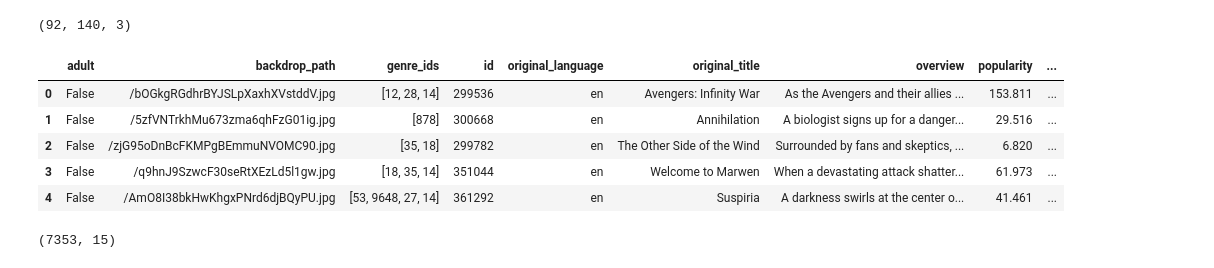
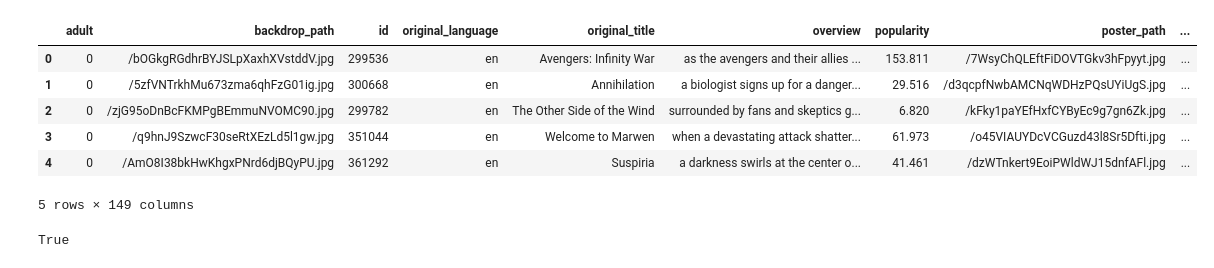
Before and after one commit to chrispyles/honors-thesis, a Jupyter notebook: notebooks/posters-classification.ipynb, the cells around one changed output. Saved outputs shown, nothing was run; the diff lists cells and outputs as text; code cells hidden in the pictures.

```diff
--- a/notebooks/posters-classification.ipynb
+++ b/notebooks/posters-classification.ipynb
@@ -5,25 +14,20 @@ from scipy import io
 # %%
 posters = io.loadmat("../data/posters.mat")
-# %%
-posters["523162"].shape
-# %% [output]
-(92, 140, 3)
 # %%
-movies = pd.read_csv("../data/tmdb_api_data.csv", lineterminator="\n")
+movies = pd.read_csv("../data/movies_with_words.csv")
 movies.head()
 # %% [output]
-|  | adult | backdrop_path | genre_ids | id | original_language | original_title | overview | popularity | ... |
-| 0 | False | /bOGkgRGdhrBYJSLpXaxhXVstddV.jpg | [12, 28, 14] | 299536 | en | Avengers: Infinity War | As the Avengers and their allies ... | 153.811 | ... |
-| 1 | False | /5zfVNTrkhMu673zma6qhFzG01ig.jpg | [878] | 300668 | en | Annihilation | A biologist signs up for a danger... | 29.516 | ... |
-| 2 | False | /zjG95oDnBcFKMPgBEmmuNVOMC90.jpg | [35, 18] | 299782 | en | The Other Side of the Wind | Surrounded by fans and skeptics, ... | 6.820 | ... |
-| 3 | False | /q9hnJ9SzwcF30seRtXEzLd5l1gw.jpg | [18, 35, 14] | 351044 | en | Welcome to Marwen | When a devastating attack shatter... | 61.973 | ... |
-| 4 | False | /AmO8I38bkHwKhgxPNrd6djBQyPU.jpg | [53, 9648, 27, 14] | 361292 | en | Suspiria | A darkness swirls at the center o... | 41.461 | ... |
+|  | adult | backdrop_path | id | original_language | original_title | overview | popularity | poster_path | ... |
+| 0 | 0 | /bOGkgRGdhrBYJSLpXaxhXVstddV.jpg | 299536 | en | Avengers: Infinity War | as the avengers and their allies ... | 153.811 | /7WsyChQLEftFiDOVTGkv3hFpyyt.jpg | ... |
+| 1 | 0 | /5zfVNTrkhMu673zma6qhFzG01ig.jpg | 300668 | en | Annihilation | a biologist signs up for a danger... | 29.516 | /d3qcpfNwbAMCNqWDHzPQsUYiUgS.jpg | ... |
+| 2 | 0 | /zjG95oDnBcFKMPgBEmmuNVOMC90.jpg | 299782 | en | The Other Side of the Wind | surrounded by fans and skeptics g... | 6.820 | /kFky1paYEfHxfCYByEc9g7gn6Zk.jpg | ... |
+| 3 | 0 | /q9hnJ9SzwcF30seRtXEzLd5l1gw.jpg | 351044 | en | Welcome to Marwen | when a devastating attack shatter... | 61.973 | /o45VIAUYDcVCGuzd43l8Sr5Dfti.jpg | ... |
+| 4 | 0 | /AmO8I38bkHwKhgxPNrd6djBQyPU.jpg | 361292 | en | Suspiria | a darkness swirls at the center o... | 41.461 | /dzWTnkert9EoiPWldWJ15dnfAFl.jpg | ... |
+5 rows × 149 columns
-# %%
-movies = movies.dropna(subset=["id", "poster_path", "vote_average"])
-movies["rating"] = np.round(movies["vote_average"])
-movies.shape
-# %% [output]
-(7353, 15)
+# %%
+"rating" in movies.columns
+# %% [output]
+True
 # %%
 all_ids = [str(i) for i in movies["id"] if str(i) in posters and posters[str(i)].shape == (92, 140, 3)]
 # %%
```
Also changed, not shown: parts of 44 cells of this notebook, 7 other files.
